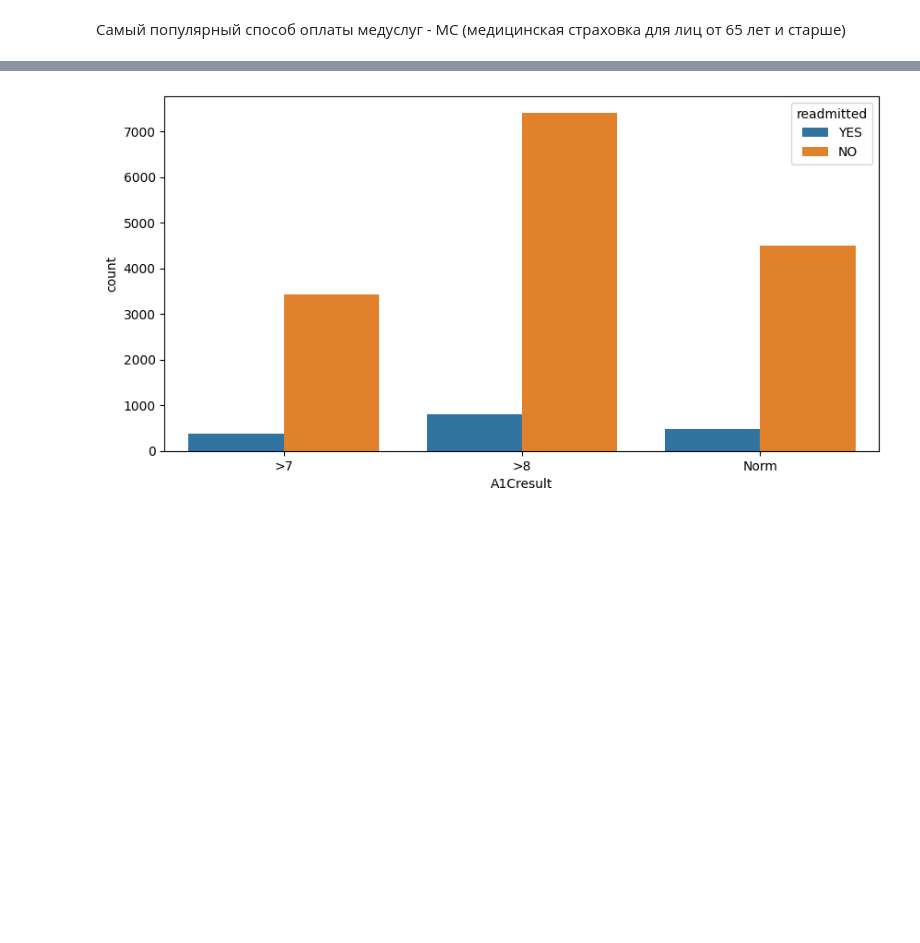
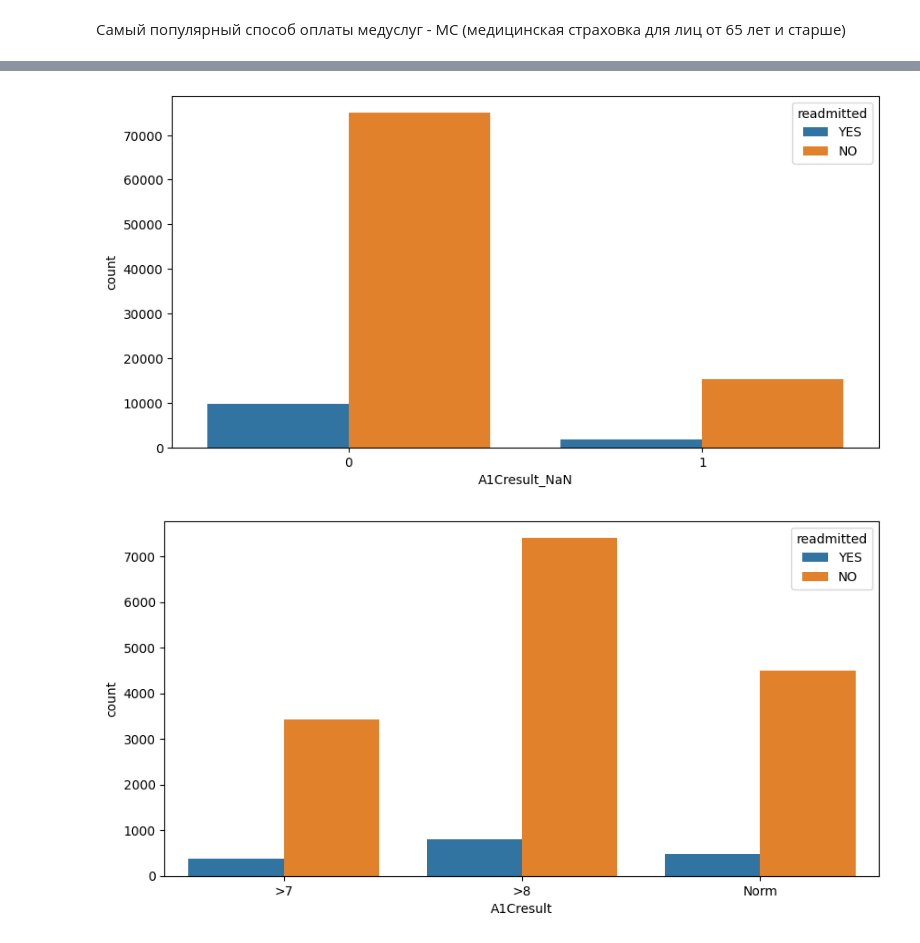
Before and after one commit to Falirchik/ML, a Jupyter notebook: попытка номер .ipynb, the cells around one changed output, grey strips where cells are left out. Drawn from its saved outputs; the diff is of its cells as text; code cells hidden in the pictures; blank space fills up the shorter version.

```diff
--- a/попытка номер .ipynb
+++ b/попытка номер .ipynb
@@ -333,0 +418,4 @@ pass
+# %%
+df['A1Cresult_NaN'] = np.where(df['A1Cresult'].isnull(), 0,1)
+df['max_glu_serum_NaN'] = np.where(df['max_glu_serum'].isnull(), 0,1)
+df.head(10).T
@@ -334,6 +440,11 @@ pass
 # %%
+plt.figure(figsize=(10, 5))
+sns.countplot(x='A1Cresult_NaN', hue='readmitted', data=df)
+pass
+
 plt.figure(figsize=(10, 5))
 sns.countplot(x='A1Cresult', hue='readmitted', data=df)
 pass
 # %% [output]
-[figure, old version]
+[figure, new version]
+[figure, added]
```
Also changed, not shown: parts of 46 cells of this notebook.
